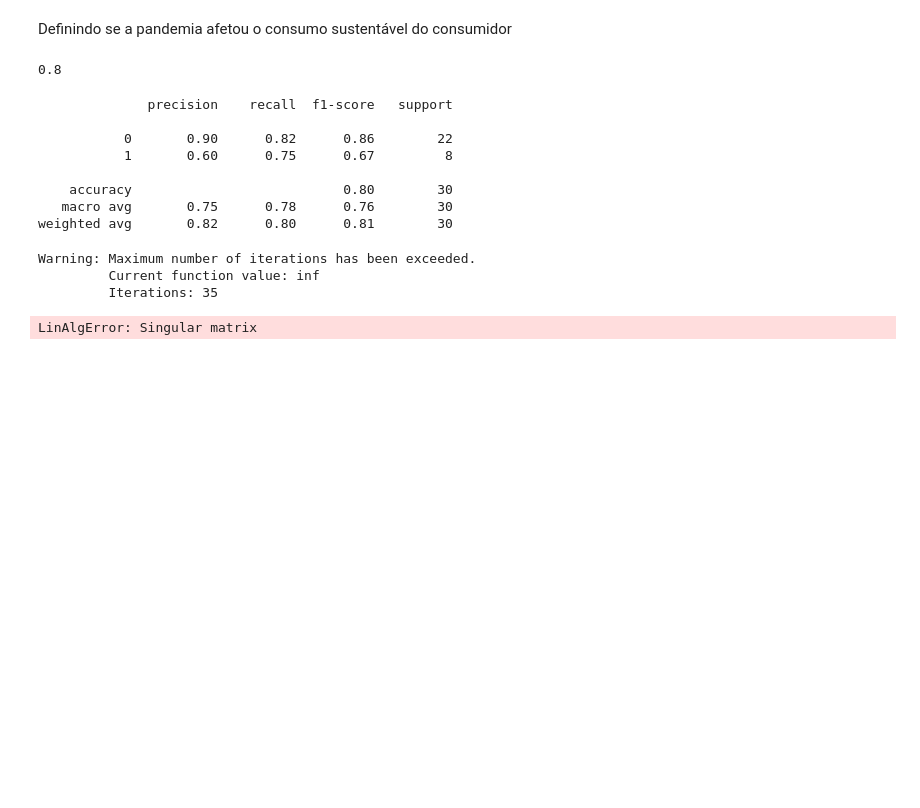
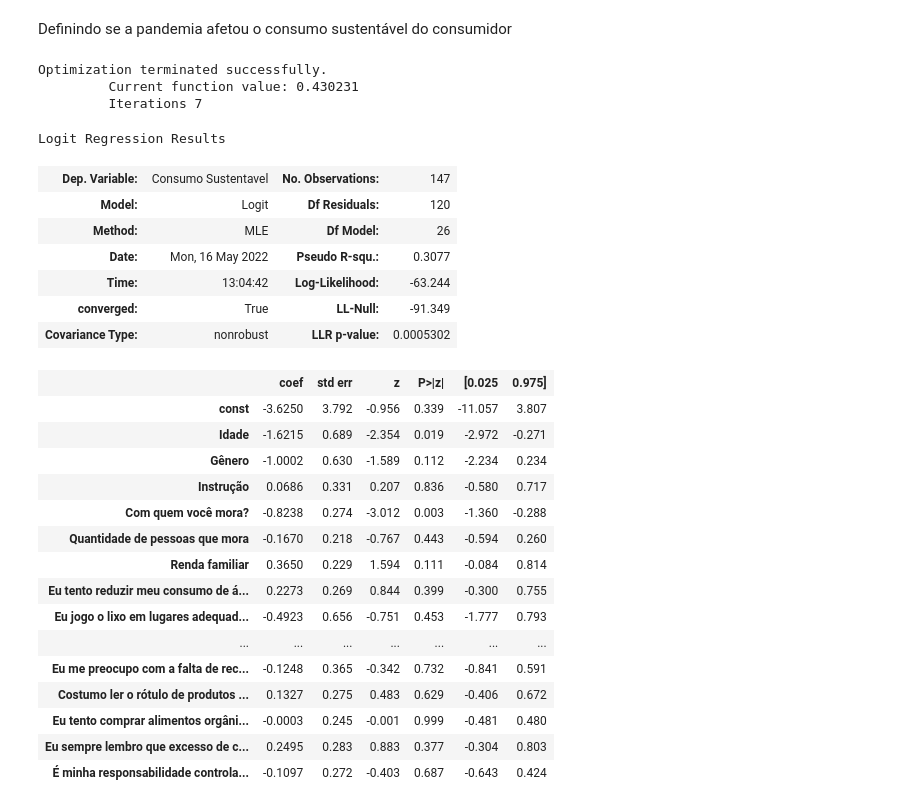
Before and after one commit to gutessitore/PUC, a Jupyter notebook: Projeto Integrado/notebooks/TCC_FU.ipynb, the cells around one changed output. Drawn from its saved outputs; the diff is of its cells as text; code cells hidden in the pictures; blank space fills up the shorter version.

```diff
--- a/Projeto Integrado/notebooks/TCC_FU.ipynb
+++ b/Projeto Integrado/notebooks/TCC_FU.ipynb
@@ -74,30 +74,2 @@ data.to_csv("/home/gustavo/Downloads/mudança_de_habitos_do_consumidor_processad
-# %%
-data.drop(columns=['Eu jogo o lixo em lugares adequados para manter as vias (ruas, estradas, calçadas) limpas'], inplace=True)
-# %%
-from sklearn.linear_model import LogisticRegression
-from sklearn.model_selection import train_test_split
-
-target = data["Consumo Sustentavel"]
-features = data.drop(["Consumo Sustentavel"], axis=1)
-
-features_train, features_test, target_train, target_test = train_test_split(features, target, test_size=0.2, random_state=42)
-
-regression = LogisticRegression()
-regression.fit(features_train, target_train)
-
-regression.score(features_test, target_test)
-# %% [output]
-0.8
-# %%
-from sklearn.metrics import classification_report
-
-print(classification_report(target_test, regression.predict(features_test)))
-# %% [output]
-              precision    recall  f1-score   support
-
-           0       0.90      0.82      0.86        22
-           1       0.60      0.75      0.67         8
-
-    accuracy                           0.80        30
-   macro avg       0.75      0.78      0.76        30
-weighted avg       0.82      0.80      0.81        30
+# %%
+data.drop(columns=['Marca temporal'], inplace=True)
@@ -104,9 +79,39 @@ weighted avg       0.82      0.80      0.81        30
 # %%
 import statsmodels.api as sm
 
-sm.Logit(target_test, features_test).fit().summary()
+feature_columns = list(features.columns)
+
+features["const"] = 1
+features = features[["const", *feature_columns]]
+columns = features.columns[:-4]
+
+model = sm.Logit(target, features[columns]).fit()
+model.summary()
 # %% [output]
-Warning: Maximum number of iterations has been exceeded.
-         Current function value: inf
-         Iterations: 35
+Optimization terminated successfully.
+         Current function value: 0.430231
+         Iterations 7
-LinAlgError: Singular matrix
+Logit Regression Results
+| Dep. Variable: | Consumo Sustentavel | No. Observations: | 147 |
+| Model: | Logit | Df Residuals: | 120 |
+| Method: | MLE | Df Model: | 26 |
+| Date: | Mon, 16 May 2022 | Pseudo R-squ.: | 0.3077 |
+| Time: | 13:04:42 | Log-Likelihood: | -63.244 |
+| converged: | True | LL-Null: | -91.349 |
+| Covariance Type: | nonrobust | LLR p-value: | 0.0005302 |
+|  | coef | std err | z | P>|z| | [0.025 | 0.975] |
+| const | -3.6250 | 3.792 | -0.956 | 0.339 | -11.057 | 3.807 |
+| Idade | -1.6215 | 0.689 | -2.354 | 0.019 | -2.972 | -0.271 |
+| Gênero | -1.0002 | 0.630 | -1.589 | 0.112 | -2.234 | 0.234 |
+| Instrução | 0.0686 | 0.331 | 0.207 | 0.836 | -0.580 | 0.717 |
+| Com quem você mora? | -0.8238 | 0.274 | -3.012 | 0.003 | -1.360 | -0.288 |
+| Quantidade de pessoas que mora | -0.1670 | 0.218 | -0.767 | 0.443 | -0.594 | 0.260 |
+| Renda familiar | 0.3650 | 0.229 | 1.594 | 0.111 | -0.084 | 0.814 |
+| Eu tento reduzir meu consumo de á... | 0.2273 | 0.269 | 0.844 | 0.399 | -0.300 | 0.755 |
+| Eu jogo o lixo em lugares adequad... | -0.4923 | 0.656 | -0.751 | 0.453 | -1.777 | 0.793 |
+| ... | ... | ... | ... | ... | ... | ... |
+| Eu me preocupo com a falta de rec... | -0.1248 | 0.365 | -0.342 | 0.732 | -0.841 | 0.591 |
+| Costumo ler o rótulo de produtos ... | 0.1327 | 0.275 | 0.483 | 0.629 | -0.406 | 0.672 |
+| Eu tento comprar alimentos orgâni... | -0.0003 | 0.245 | -0.001 | 0.999 | -0.481 | 0.480 |
+| Eu sempre lembro que excesso de c... | 0.2495 | 0.283 | 0.883 | 0.377 | -0.304 | 0.803 |
+| É minha responsabilidade controla... | -0.1097 | 0.272 | -0.403 | 0.687 | -0.643 | 0.424 |
```
Also changed, not shown: parts of 3 cells of this notebook, 2 other files.
